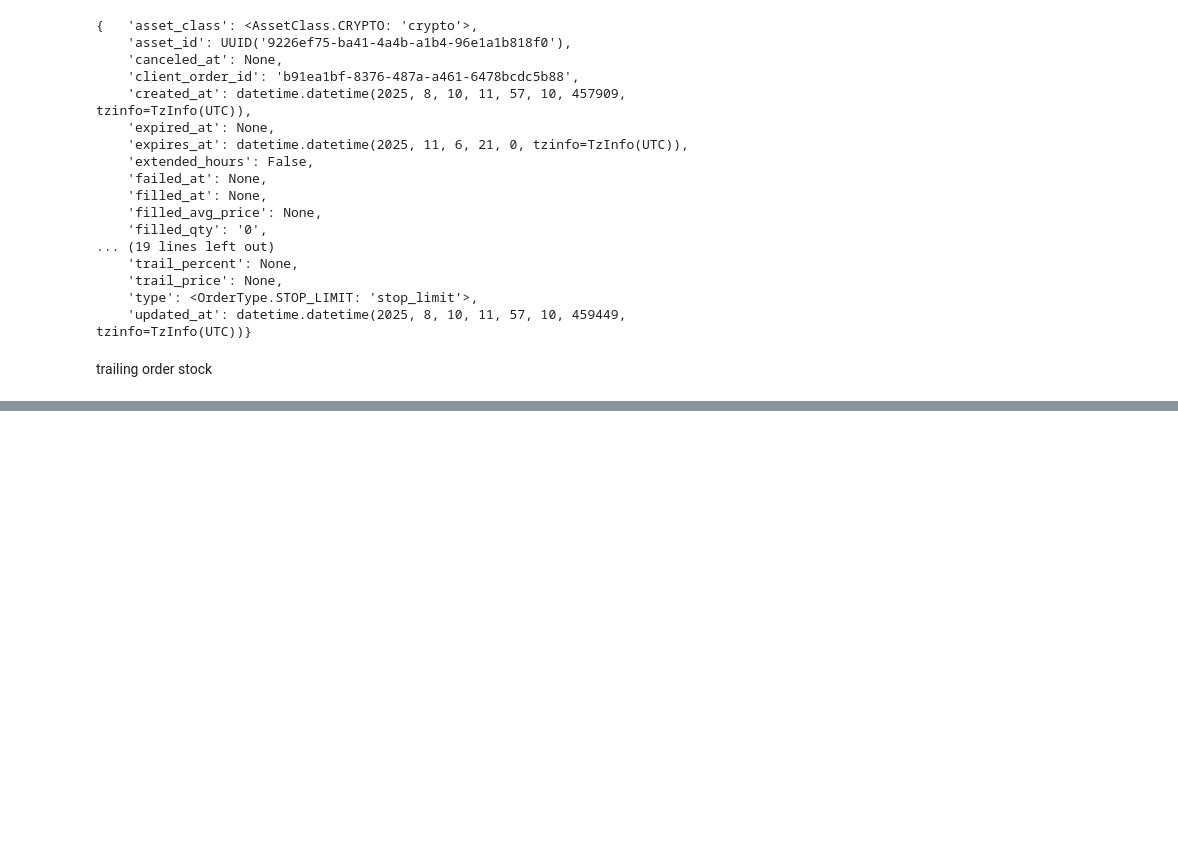
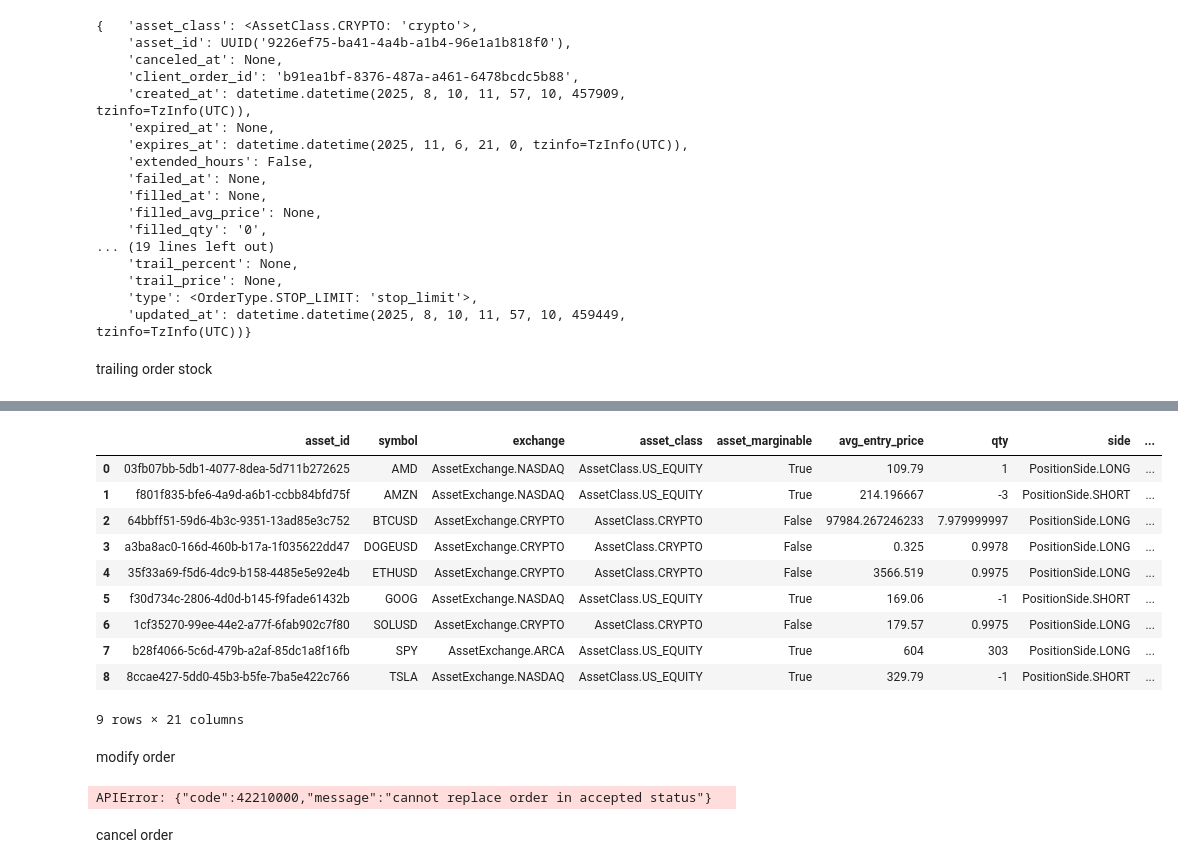
Before and after one commit to sunilsala88/batch32, a Jupyter notebook: 15_broker_api/orders1.ipynb, the cells around one changed output, grey strips where cells are left out. Saved outputs shown, nothing was run; the diff lists cells and outputs as text; code cells hidden in the pictures; blank space fills up the shorter version.

```diff
--- a/15_broker_api/orders1.ipynb
+++ b/15_broker_api/orders1.ipynb
@@ -269,0 +293,45 @@ trail_stop_order_percent
+# %%
+pos=trading_client.get_all_positions()
+import pandas as pd
+pos_list=[]
+for p in pos:
+    pos_list.append(dict(p))
+df=pd.DataFrame(pos_list)
+df.to_csv('data.csv')
+# %%
+df
+# %% [output]
+|  | asset_id | symbol | exchange | asset_class | asset_marginable | avg_entry_price | qty | side | ... |
+| 0 | 03fb07bb-5db1-4077-8dea-5d711b272625 | AMD | AssetExchange.NASDAQ | AssetClass.US_EQUITY | True | 109.79 | 1 | PositionSide.LONG | ... |
+| 1 | f801f835-bfe6-4a9d-a6b1-ccbb84bfd75f | AMZN | AssetExchange.NASDAQ | AssetClass.US_EQUITY | True | 214.196667 | -3 | PositionSide.SHORT | ... |
+| 2 | 64bbff51-59d6-4b3c-9351-13ad85e3c752 | BTCUSD | AssetExchange.CRYPTO | AssetClass.CRYPTO | False | 97984.267246233 | 7.979999997 | PositionSide.LONG | ... |
+| 3 | a3ba8ac0-166d-460b-b17a-1f035622dd47 | DOGEUSD | AssetExchange.CRYPTO | AssetClass.CRYPTO | False | 0.325 | 0.9978 | PositionSide.LONG | ... |
+| 4 | 35f33a69-f5d6-4dc9-b158-4485e5e92e4b | ETHUSD | AssetExchange.CRYPTO | AssetClass.CRYPTO | False | 3566.519 | 0.9975 | PositionSide.LONG | ... |
+| 5 | f30d734c-2806-4d0d-b145-f9fade61432b | GOOG | AssetExchange.NASDAQ | AssetClass.US_EQUITY | True | 169.06 | -1 | PositionSide.SHORT | ... |
+| 6 | 1cf35270-99ee-44e2-a77f-6fab902c7f80 | SOLUSD | AssetExchange.CRYPTO | AssetClass.CRYPTO | False | 179.57 | 0.9975 | PositionSide.LONG | ... |
+| 7 | b28f4066-5c6d-479b-a2af-85dc1a8f16fb | SPY | AssetExchange.ARCA | AssetClass.US_EQUITY | True | 604 | 303 | PositionSide.LONG | ... |
+| 8 | 8ccae427-5dd0-45b3-b5fe-7ba5e422c766 | TSLA | AssetExchange.NASDAQ | AssetClass.US_EQUITY | True | 329.79 | -1 | PositionSide.SHORT | ... |
+9 rows × 21 columns
+# %% [markdown]
+modify order
+# %%
+from alpaca.trading.requests import ReplaceOrderRequest
+
+# Prepare replacement request
+replace_req = ReplaceOrderRequest(
+    qty=1,               # new quantity
+    limit_price=201,   # new limit price
+    stop_price=201
+)
+
+# Execute replacement
+updated_order = trading_client.replace_order_by_id(
+    order_id="3f65d7c0-0650-4dfe-8d26-8889c355fdbd",
+    order_data=replace_req
+)
+
+print(updated_order)
+# %% [output]
+APIError: {"code":42210000,"message":"cannot replace order in accepted status"}
+# %% [markdown]
+cancel order
```
Also changed, not shown: parts of 3 cells of this notebook, 1 other file.
